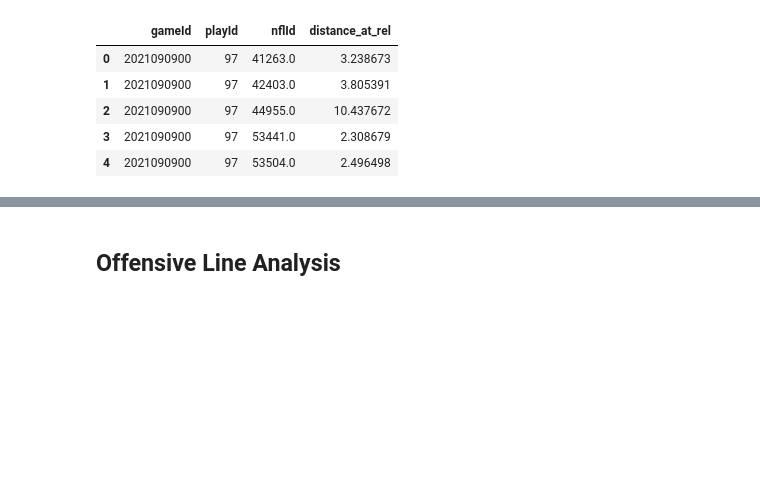
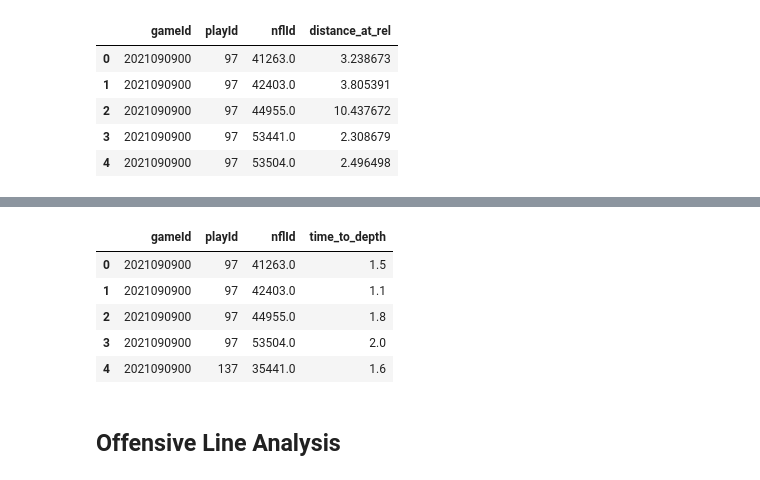
Before and after one commit to SolB77/2023-NFL-Big-Data-Bowl, a Jupyter notebook: Code/eda.ipynb, the cells around one changed output, grey strips where cells are left out. Drawn from its saved outputs; the diff is of its cells as text; code cells hidden in the pictures; blank space fills up the shorter version.

```diff
--- a/Code/eda.ipynb
+++ b/Code/eda.ipynb
@@ -194,3 +215,31 @@ rusher_dist_at_rel_df.head()
+# %%
+# Get the time after the snap the pass rusher gets to depth (3 yards) in the backfield on each play
+depth = 3
+
+# Conditions for when the pass rusher is at/greater than depth behind the line of scrimmage (depends on direction of the play)
+right_play_dir_cond = f"(playDirection == 'right') and (x <= absoluteYardlineNumber - {depth})"
+left_play_dir_cond = f"(playDirection == 'left') and (x >= absoluteYardlineNumber + {depth})"
+
+# Get the initial time to depth df
+conds = f"position in ['DE','DT','NT'] and ({right_play_dir_cond} or {left_play_dir_cond})"
+coi = ['gameId', 'playId', 'nflId', 'playerName', 'time']
+time_to_depth_df = frame_df.query(conds)[coi].groupby(['gameId', 'playId', 'nflId', 'playerName']).min().reset_index().rename(columns={'time':'depth_time'})
+
+# Merge with the time of snap df and calculate the time after the snap to "depth"
+time_to_depth_df = time_to_depth_df.merge(time_of_snap_df, on=['gameId','playId'], how='left')
+time_to_depth_df["time_to_depth"] = time_to_depth_df['depth_time'] - time_to_depth_df['snap_time']
+time_to_depth_df["time_to_depth"] = time_to_depth_df["time_to_depth"].dt.total_seconds()
+
+time_to_depth_df = time_to_depth_df[['gameId', 'playId', 'nflId', 'time_to_depth']]
+
+time_to_depth_df.head()
+# %% [output]
+|  | gameId | playId | nflId | time_to_depth |
+| 0 | 2021090900 | 97 | 41263.0 | 1.5 |
+| 1 | 2021090900 | 97 | 42403.0 | 1.1 |
+| 2 | 2021090900 | 97 | 44955.0 | 1.8 |
+| 3 | 2021090900 | 97 | 53504.0 | 2.0 |
+| 4 | 2021090900 | 137 | 35441.0 | 1.6 |
 # %% [markdown]
 ## **Offensive Line Analysis**
 # %% [markdown]
```
Also changed, not shown: parts of 8 cells of this notebook.
